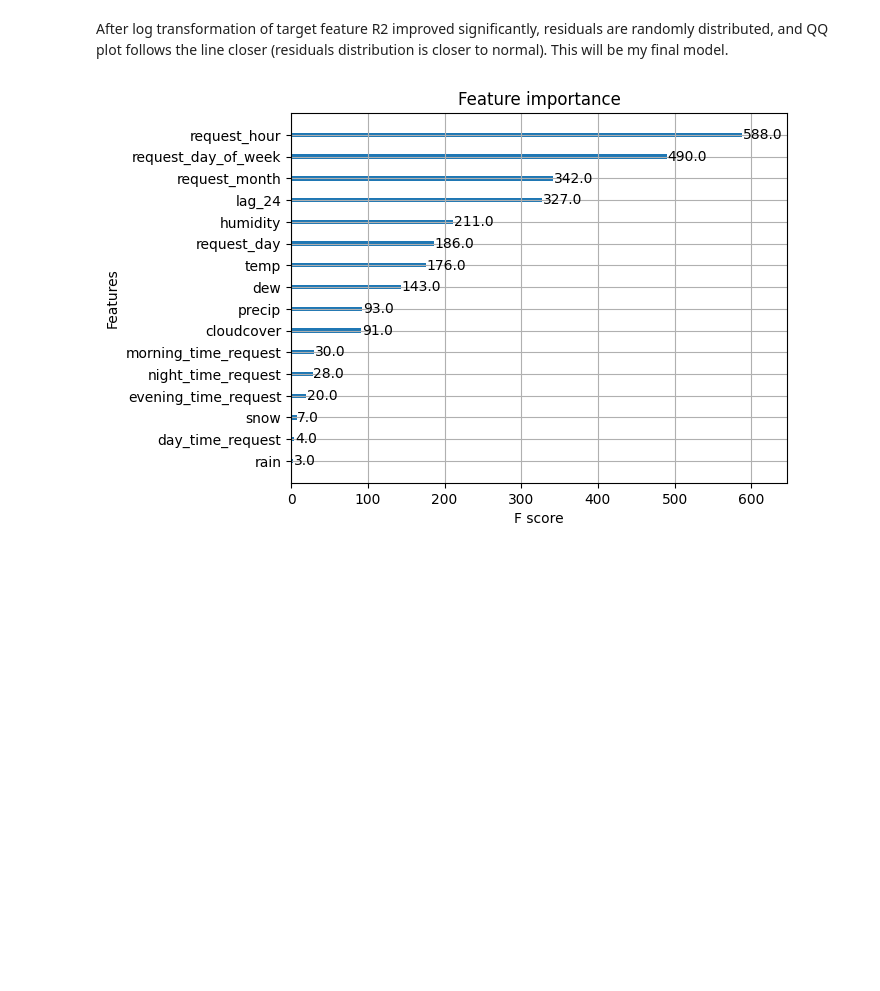
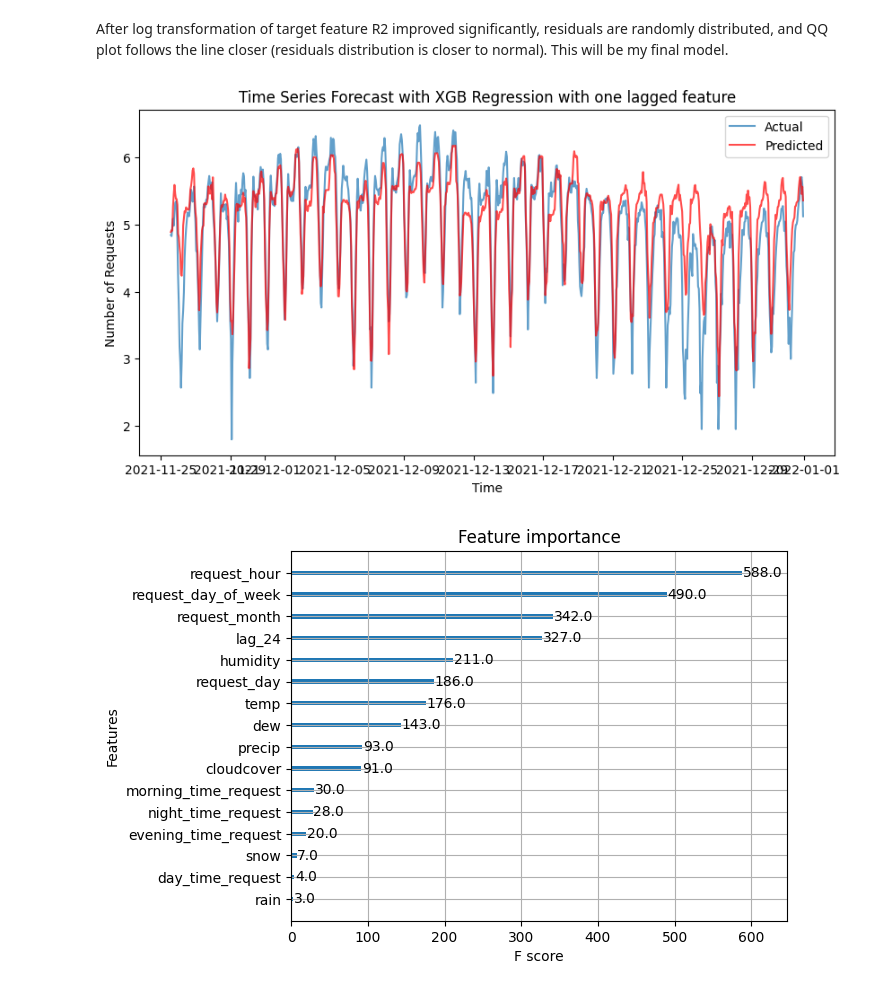
Before and after one commit to NataliaShchegl0va/Capstone-3-Uber-Rides, a Jupyter notebook: 03_Preprocessing_&_Modeling.ipynb, the cells around one changed output. Cells and saved outputs as stored; diff of their text form; code cells hidden in the pictures; blank space fills up the shorter version.

```diff
--- a/03_Preprocessing_&_Modeling.ipynb
+++ b/03_Preprocessing_&_Modeling.ipynb
@@ -586,6 +612,18 @@ plt.show()
 [figure]
 # %% [markdown]
 After log transformation of target feature R2 improved significantly, residuals are randomly distributed, and QQ plot follows the line closer (residuals distribution is closer to normal). This will be my final model.
+# %%
+# Plotting the results
+plt.figure(figsize=(10, 5))
+plt.plot(y2_test_log.index, y2_test_log, label='Actual', alpha=0.7)
+plt.plot(y2_test_log.index, y3_pred, label='Predicted', color='red', alpha=0.7)
+plt.title('Time Series Forecast with XGB Regression with one lagged feature')
+plt.xlabel('Time')
+plt.ylabel('Number of Requests')
+plt.legend()
+plt.show()
+# %% [output]
+[figure, added]
 # %%
 from xgboost import plot_importance
 
```
Also changed, not shown: parts of 10 cells of this notebook.
